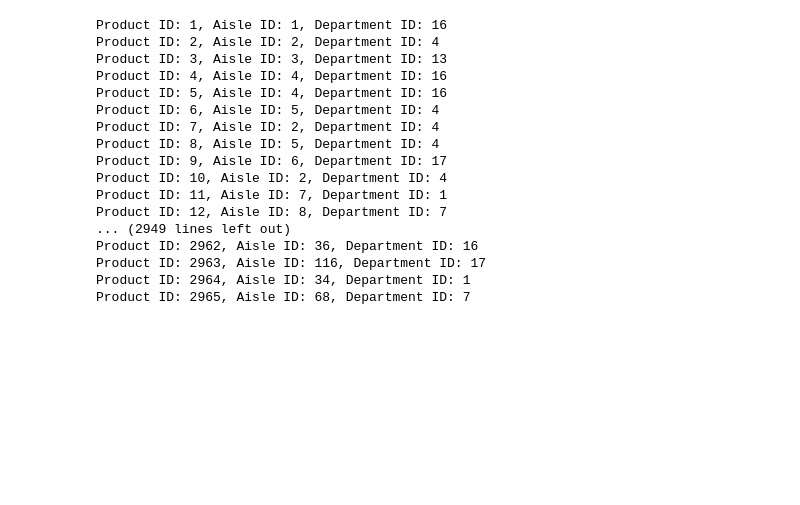
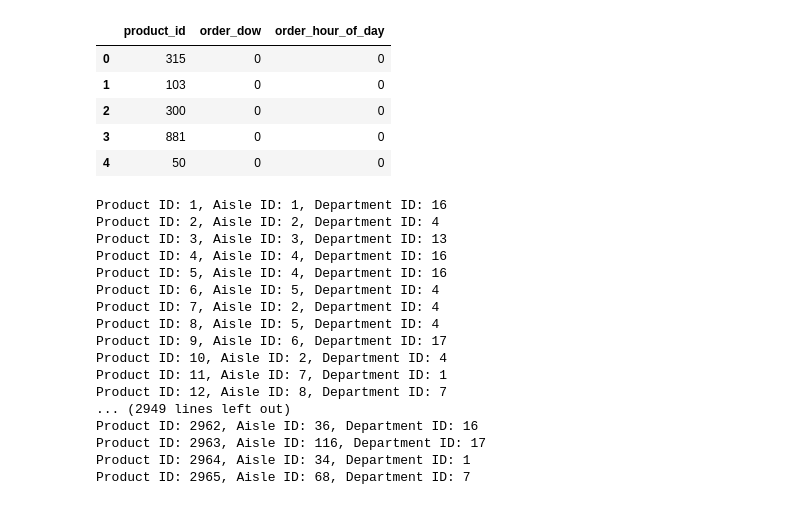
Before and after one commit to imageadhikari/food-recommender, a Jupyter notebook: predictions.ipynb, the cells around one changed output. Saved outputs shown, nothing was run; the diff lists cells and outputs as text; code cells hidden in the pictures; blank space fills up the shorter version.

```diff
--- a/predictions.ipynb
+++ b/predictions.ipynb
@@ -8,6 +8,16 @@ from sklearn.preprocessing import LabelEncoder
 from deepctr.feature_column import SparseFeat, DenseFeat, get_feature_names
 from sklearn.model_selection import train_test_split
 from sklearn.metrics import log_loss, roc_auc_score, mean_squared_error
+# %%
+prod_dow_hour = pd.read_csv("data\prod_dow_hour.csv")
+prod_dow_hour.head()
+# %% [output]
+|  | product_id | order_dow | order_hour_of_day |
+| 0 | 315 | 0 | 0 |
+| 1 | 103 | 0 | 0 |
+| 2 | 300 | 0 | 0 |
+| 3 | 881 | 0 | 0 |
+| 4 | 50 | 0 | 0 |
 # %%
 # Load the dictionary from the pickle file
 with open('dictionary.pkl', 'rb') as file:
```
Also changed, not shown: parts of 20 cells of this notebook, 7 other files.
